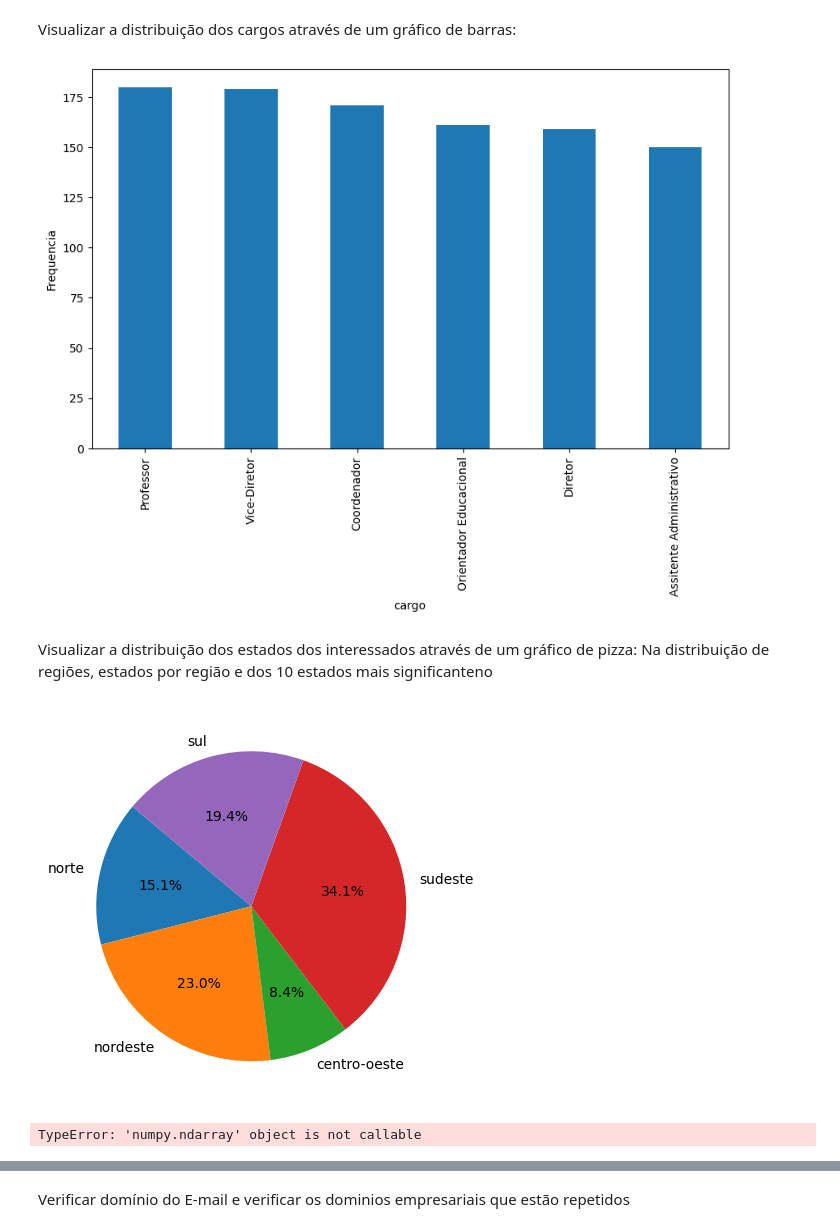
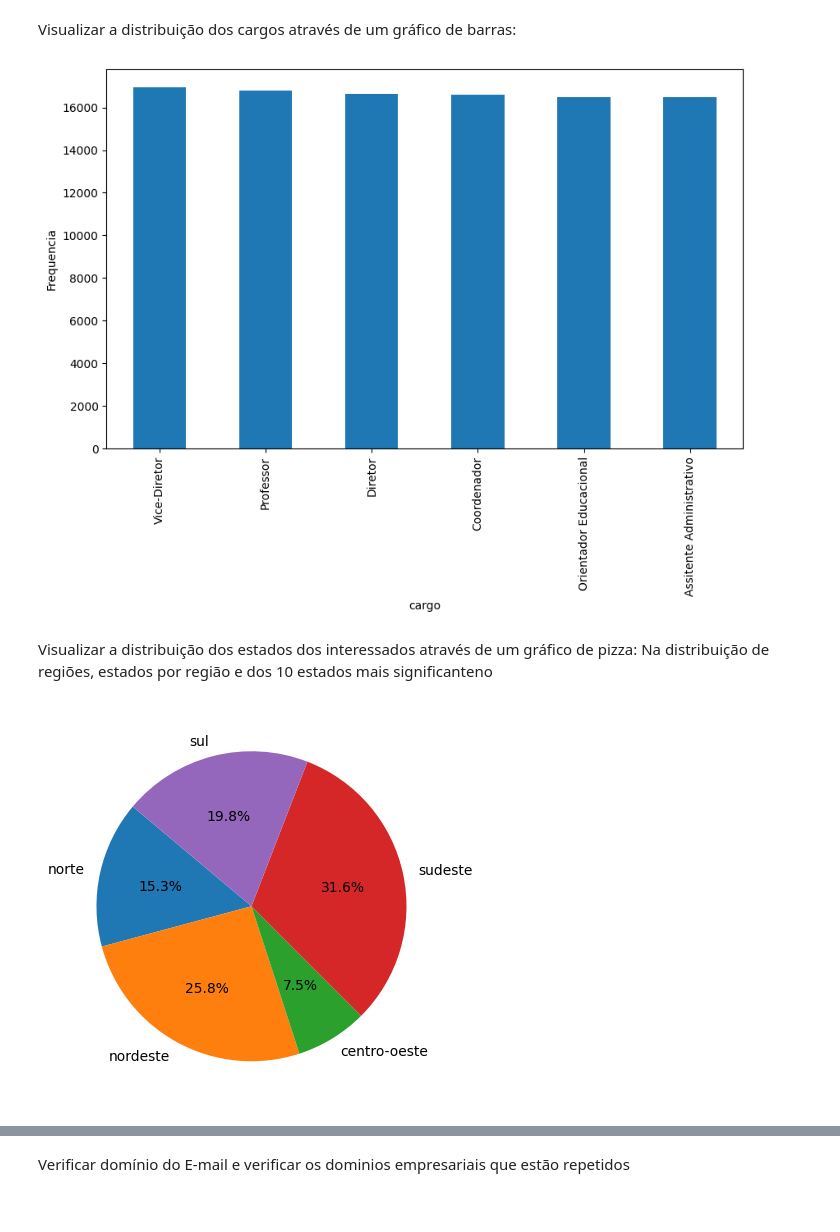
Before and after one commit to Darlan-Almeida/Noisy-Store, a Jupyter notebook: Noisy.ipynb, the cells around one changed output, grey strips where cells are left out. Saved outputs shown, nothing was run; the diff lists cells and outputs as text; code cells hidden in the pictures.

```diff
--- a/Noisy.ipynb
+++ b/Noisy.ipynb
@@ -98,7 +84,7 @@ from random import random , randint
 
 fake = Faker('pt_BR')
 
-num_colunas = 1000
+num_colunas = 100000
 
 colunas = ["nome", "email", "telefone", "cargo", "data", 'estado', 'genero', ]
 
@@ -177,7 +163,7 @@ plt.xlabel('cargo')
 plt.ylabel('Frequencia')
 plt.show()
 # %% [output]
-[figure, old version]
+[figure, new version]
 # %% [markdown]
 Visualizar a distribuição dos estados dos interessados através de um gráfico de pizza: Na distribuição de regiões, estados por região e dos 10 estados mais significanteno
 # %%
@@ -203,40 +189,31 @@ frequencia_regiao ={
     'centro-oeste': 0,
     'sudeste': 0,
     'sul': 0
 }
 
 def busca_regiao(estado):
   regiao = None
   for i in regioes.items():
     for j in i[1]:
       if j == estado:
         regiao = i[0]
         return regiao
 
 for frequencia in contagem_estados.items():
   estado = frequencia[0]
   valor = frequencia[1]
   for busca in regioes.items():
     for procura_estado in busca[1]:
       if procura_estado == estado:
         frequencia_regiao[busca[0]] += frequencia[1]
 
 #gráfico por região do brasil
 plt.figure(figsize=(5, 10))
 plt.pie(list(frequencia_regiao.values()) , labels=list(frequencia_regiao.keys()) , autopct='%1.1f%%', startangle=140)
 plt.show()
 
 
 df['regiao'] = None
 df['regiao']= df['estado'].apply(busca_regiao)
-
-# gráfico por estado de cada região > Norte, Nordeste , Centro-Oeste ,Sudeste, Sul
-if df['regiao'] == 'Nordeste':
-  plt.figure(figsize=(5, 10))
-  plt.pie(list(frequencia_regiao.values()) , labels=list(frequencia_regiao.keys()) , autopct='%1.1f%%', startangle=140)
-  plt.show()
-
-print(df['regiao'].values())
 # %% [output]
-[figure, old version]
+[figure, new version]
-TypeError: 'numpy.ndarray' object is not callable
```
Also changed, not shown: parts of 10 cells of this notebook, 1 other file.
